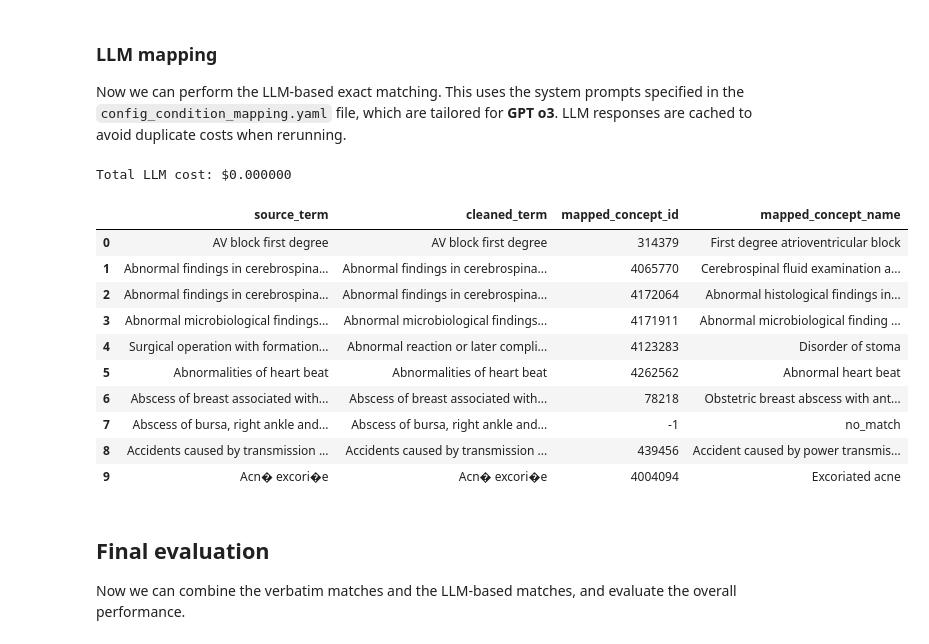
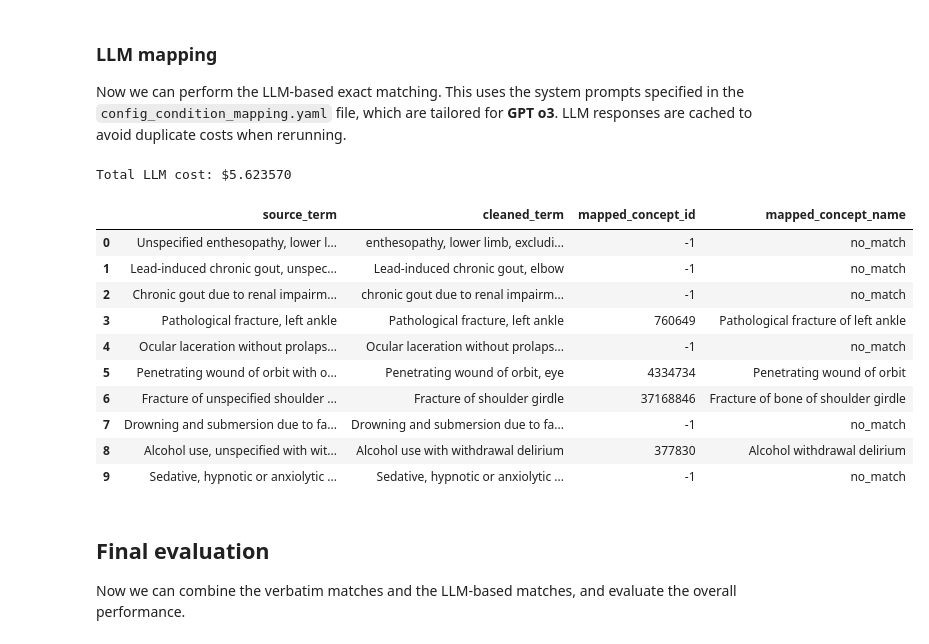
Before and after one commit to OHDSI/Ariadne, a Jupyter notebook: docs/notebooks/01_evaluate_exact_mapping.ipynb, the cells around one changed output. Drawn from its saved outputs; the diff is of its cells as text; code cells hidden in the pictures.

Commit message:
Reran condition mapping vignette (with new vocab). Using single prompt for mapping.

```diff
--- a/docs/notebooks/01_evaluate_exact_mapping.ipynb
+++ b/docs/notebooks/01_evaluate_exact_mapping.ipynb
@@ -259,26 +235,26 @@ LLM responses are cached to avoid duplicate costs when rerunning.
 # %%
 from ariadne.llm_mapping.llm_mapper import LlmMapper
 
-llm_mapper = LlmMapper()
+llm_mapper = LlmMapper(config.llm_mapping)
 mapped_terms = llm_mapper.map_terms(vector_search_results_context)
 
 llm_mapped_terms_file = project_root / "data" / "notebook_results" / "exact_matching_llm_mapped_terms.csv"
 mapped_terms.to_csv(llm_mapped_terms_file, index=False)
 print(f"Total LLM cost: ${llm_mapper.get_total_cost():.6f}")
 mapped_terms[["source_term", "cleaned_term", "mapped_concept_id", "mapped_concept_name"]].head(10)
 # %% [output]
-Total LLM cost: $0.000000
+Total LLM cost: $5.623570
 |  | source_term | cleaned_term | mapped_concept_id | mapped_concept_name |
-| 0 | AV block first degree | AV block first degree | 314379 | First degree atrioventricular block |
-| 1 | Abnormal findings in cerebrospina... | Abnormal findings in cerebrospina... | 4065770 | Cerebrospinal fluid examination a... |
-| 2 | Abnormal findings in cerebrospina... | Abnormal findings in cerebrospina... | 4172064 | Abnormal histological findings in... |
-| 3 | Abnormal microbiological findings... | Abnormal microbiological findings... | 4171911 | Abnormal microbiological finding ... |
-| 4 | Surgical operation with formation... | Abnormal reaction or later compli... | 4123283 | Disorder of stoma |
-| 5 | Abnormalities of heart beat | Abnormalities of heart beat | 4262562 | Abnormal heart beat |
-| 6 | Abscess of breast associated with... | Abscess of breast associated with... | 78218 | Obstetric breast abscess with ant... |
-| 7 | Abscess of bursa, right ankle and... | Abscess of bursa, right ankle and... | -1 | no_match |
-| 8 | Accidents caused by transmission ... | Accidents caused by transmission ... | 439456 | Accident caused by power transmis... |
-| 9 | Acn� excori�e | Acn� excori�e | 4004094 | Excoriated acne |
+| 0 | Unspecified enthesopathy, lower l... | enthesopathy, lower limb, excludi... | -1 | no_match |
+| 1 | Lead-induced chronic gout, unspec... | Lead-induced chronic gout, elbow | -1 | no_match |
+| 2 | Chronic gout due to renal impairm... | chronic gout due to renal impairm... | -1 | no_match |
+| 3 | Pathological fracture, left ankle | Pathological fracture, left ankle | 760649 | Pathological fracture of left ankle |
+| 4 | Ocular laceration without prolaps... | Ocular laceration without prolaps... | -1 | no_match |
+| 5 | Penetrating wound of orbit with o... | Penetrating wound of orbit, eye | 4334734 | Penetrating wound of orbit |
+| 6 | Fracture of unspecified shoulder ... | Fracture of shoulder girdle | 37168846 | Fracture of bone of shoulder girdle |
+| 7 | Drowning and submersion due to fa... | Drowning and submersion due to fa... | -1 | no_match |
+| 8 | Alcohol use, unspecified with wit... | Alcohol use with withdrawal delirium | 377830 | Alcohol withdrawal delirium |
+| 9 | Sedative, hypnotic or anxiolytic ... | Sedative, hypnotic or anxiolytic ... | -1 | no_match |
 # %% [markdown]
 ## Final evaluation
 Now we can combine the verbatim matches and the LLM-based matches, and evaluate the overall performance.
```
Also changed, not shown: parts of 8 cells of this notebook, 12 other files.
